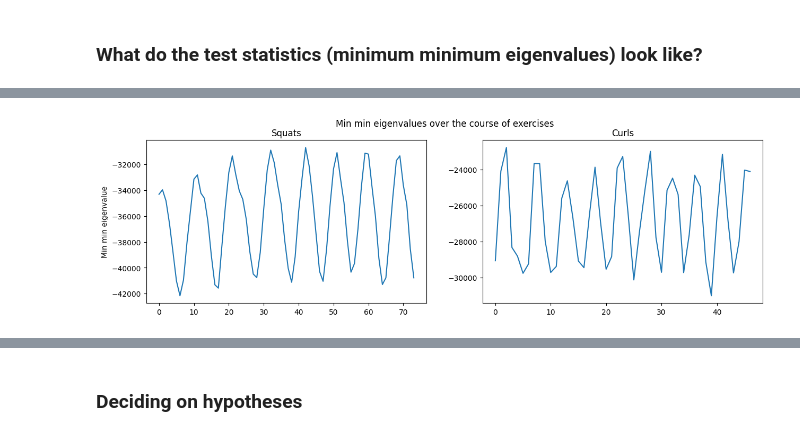
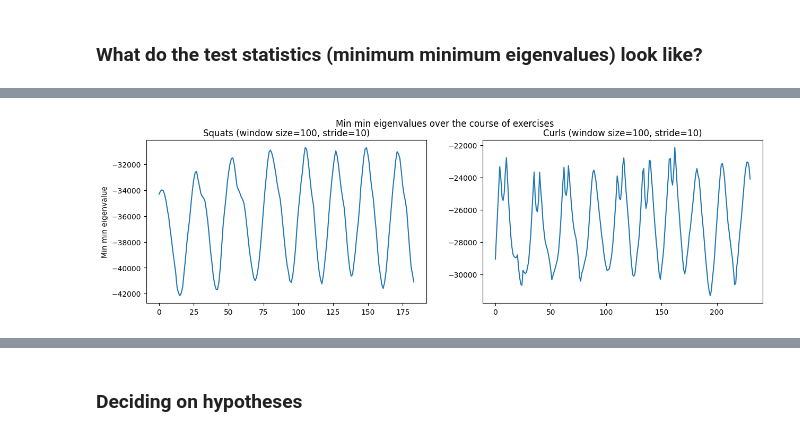
Before and after one commit to sjb296/linear-motion-detection, a Jupyter notebook: main.ipynb, the cells around one changed output, grey strips where cells are left out. Cells and saved outputs as stored; diff of their text form; code cells hidden in the pictures.

```diff
--- a/main.ipynb
+++ b/main.ipynb
@@ -369,0 +332,6 @@ def min_min_evs(windows):
+# %%
+# squat_Ts = min_min_evs(measurement_window(squat_df_trim, squat_window_size, stride=squat_window_stride))
+squat_Ts = pd.read_csv("data/sam/squat_Ts_stride_10_size_100.csv").to_numpy().flatten()
+# %%
+# curl_Ts = min_min_evs(measurement_window(curls_df_trim_t, curl_window_size, stride=curl_window_stride))
+curl_Ts = pd.read_csv("./data/sam/curl_Ts_stride_10_size_100.csv").to_numpy().flatten()
@@ -370,15 +368,15 @@ def min_min_evs(windows):
 # %%
 # Exploratory eigenvalue plot
 plt.figure(figsize=(15, 4))
 plt.suptitle("Min min eigenvalues over the course of exercises")
 
 plt.subplot(1, 2, 1)
-plt.title("Squats")
+plt.title(f"Squats (window size={squat_window_size}, stride={squat_window_stride})")
 plt.ylabel("Min min eigenvalue")
 ax = pd.Series(squat_Ts).plot()
 
 plt.subplot(1, 2, 2)
-plt.title("Curls")
+plt.title(f"Curls (window size={curl_window_size}, stride={curl_window_stride})")
 ax = pd.Series(curl_Ts).plot()
 # %% [output]
-[figure, old version]
+[figure, new version]
```
Also changed, not shown: parts of 17 cells of this notebook, 2 other files.
